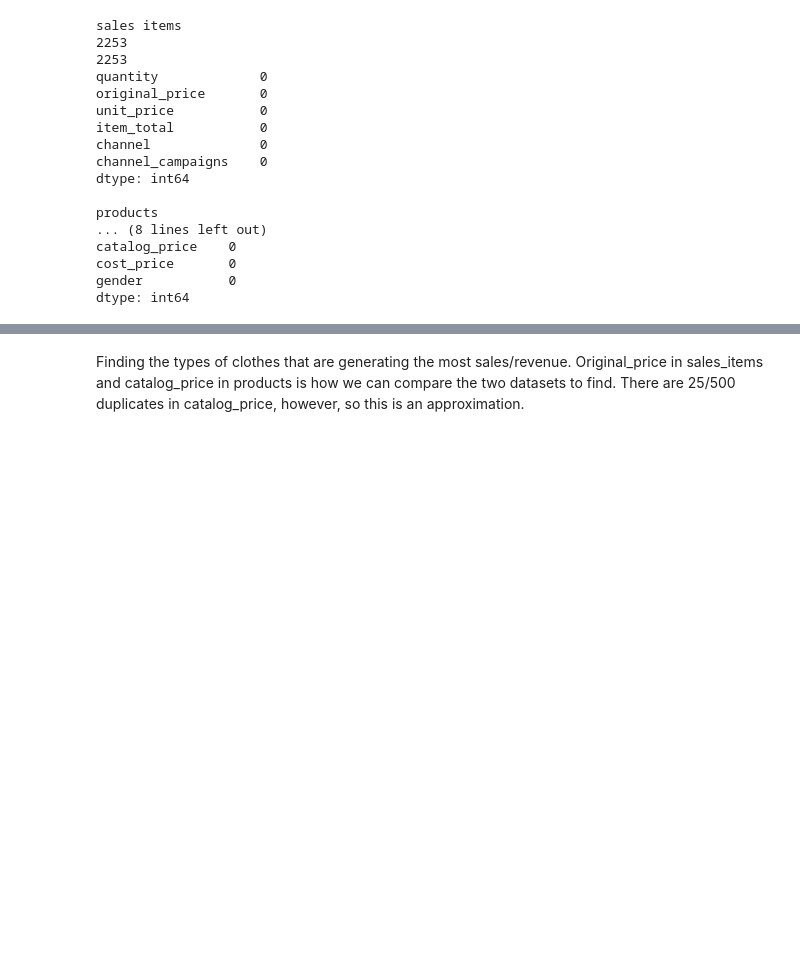
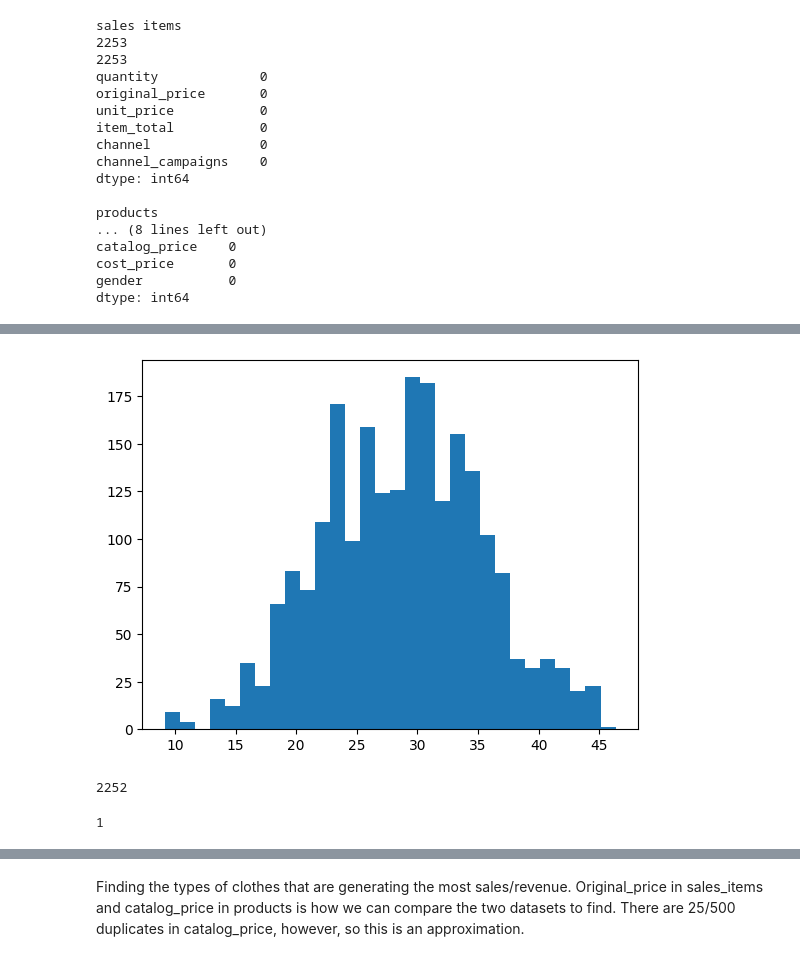
Before and after one commit to tanishasikder/Europe-Fashion, a Jupyter notebook: description.ipynb, the cells around one changed output, grey strips where cells are left out. Saved outputs shown, nothing was run; the diff lists cells and outputs as text; code cells hidden in the pictures; blank space fills up the shorter version.

```diff
--- a/description.ipynb
+++ b/description.ipynb
@@ -210,0 +247,32 @@ dtype: int64
+# %%
+from scipy import stats
+
+transformed_data, best_lambda = stats.boxcox(og_data)
+plt.hist(transformed_data, bins=30)
+plt.show()
+# %% [output]
+[figure, added]
+# %%
+# Finding outliers in the unit_price. Could show outliers
+# Within the discounts
+
+# Finding outliers in the unit_price
+unit_data = sales_items['unit_price']
+
+u_Q1 = np.percentile(unit_data, 25)
+u_Q3 = np.percentile(unit_data, 75)
+u_IQR = u_Q3 - u_Q1
+
+lower_bound = u_Q1 - (1.5 * u_IQR)
+upper_bound = u_Q3 + (1.5 * u_IQR)
+
+in_iqr = unit_data[(unit_data >= lower_bound) & (unit_data <= upper_bound)]
+outliers = unit_data[(unit_data < lower_bound) | (unit_data > upper_bound)]
+
+# It seems like the data is heavily skewed. There are no
+# outliers
+print(len(in_iqr))
+len(outliers)
+# %% [output]
+2252
+1
```
Also changed, not shown: parts of 10 cells of this notebook, 1 other file.
